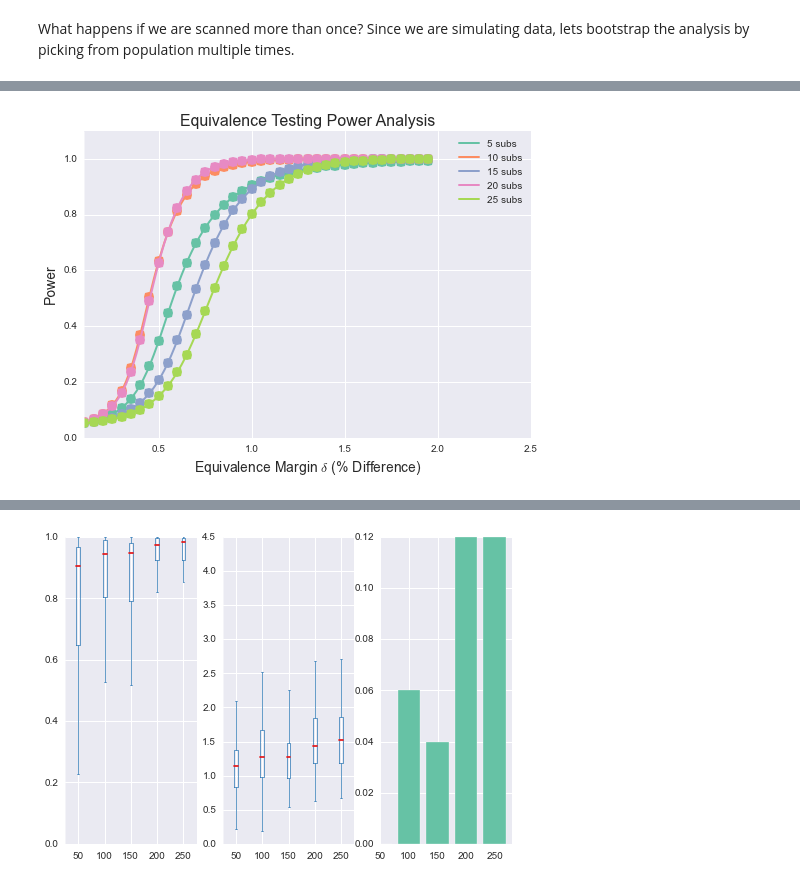
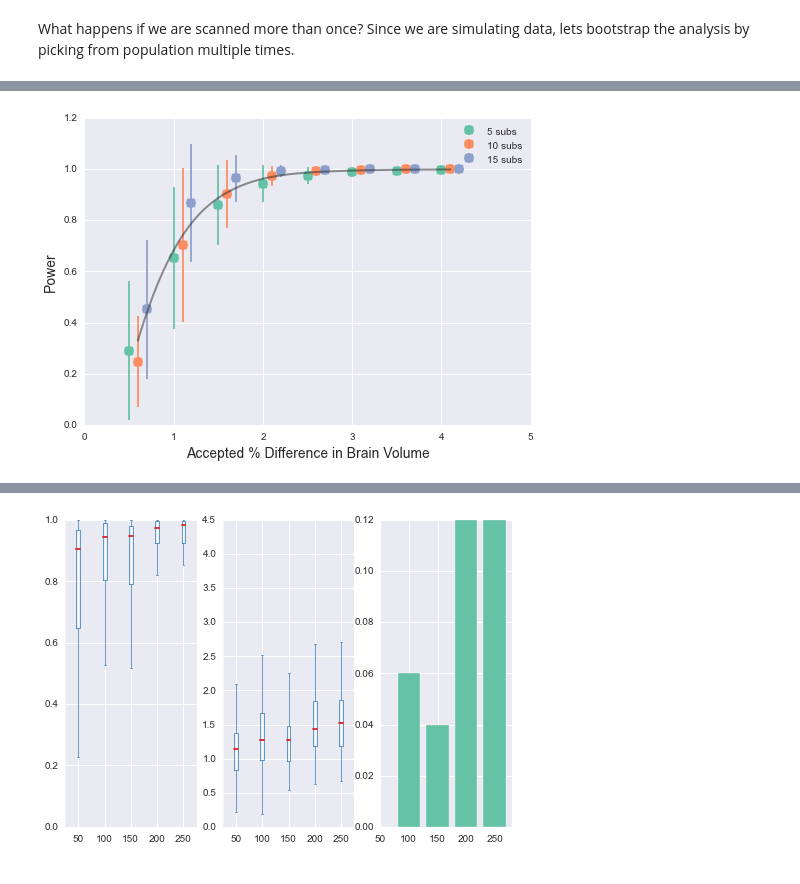
Before and after one commit to akeshavan/bioe_rotation3, a Jupyter notebook: notebooks/Eurotrip.ipynb, the cells around one changed output, grey strips where cells are left out. Cells and saved outputs as stored; diff of their text form; code cells hidden in the pictures.

Commit message:
fix: added some plots

```diff
--- a/notebooks/Eurotrip.ipynb
+++ b/notebooks/Eurotrip.ipynb
@@ -293,7 +293,7 @@ def test_all(pdiff,test_E = arange(0.001,0.01,0.0005)):
 # %%
 n_boot = 10
 num_subs = range(3)
-accept_diff = arange(0.005,0.02,0.002)
+accept_diff = arange(0.005,0.04,0.005)
 Pall = np.zeros((len(num_subs),n_boot,len(accept_diff)))
 Tall = np.zeros((len(num_subs),n_boot,len(accept_diff)))
 Call = np.zeros((len(num_subs),n_boot,len(accept_diff)))
@@ -312,16 +307,16 @@ plot(accept_diff,Pall[0,0,:])
-# %%
-_,x = subplots(1)
-sns.set_style("darkgrid")
-test_E = arange(0.001,0.02,0.0005)
-for i in range(5):
-    ppl.hist(x,test_E*100,Pall[i],marker='o',markersize=10,color=ppl.set2[i],linewidth=0)
-    #draw_interp(test_E*100,Pall[i],x,linewidth=2,color=ppl.set2[i],label="%d subs"%(5*(i+1)))
-
-x.set_xlabel("Equivalence Margin $\delta$ (% Difference)",size=14)
-x.set_ylabel("Power",size=14);
-x.set_title("Equivalence Testing Power Analysis",size=16);
-x.set_xlim([0.1,2.5])
-x.set_ylim([0,1.1])
-legend();
-# %% [output]
-[figure, removed]
+# %%
+_,x = subplots(1)
+for i in num_subs:
+    x.errorbar((accept_diff+0.001*i)*100,np.mean(Pall[i,:,:],axis=0),
+             yerr = np.std(Pall[i,:,:],axis=0),
+             label="%d subs"%((i+1)*5),color=ppl.set2[i],fmt='o',markersize=10);
+mean_mean = np.mean(np.mean(Pall,axis=1),axis=0)
+draw_interp((accept_diff+0.001*i/2.)*100,mean_mean,
+            x,color=ppl.almost_black,linewidth=2,alpha=0.5)
+
+x.legend()
+x.set_xlabel("Accepted % Difference in Brain Volume",size=14)
+x.set_ylabel("Power",size=14)
+x.set_xlim([0,5]);
+# %% [output]
+[figure, added]
```
Also changed, not shown: parts of 2 cells of this notebook, 1 other file.
